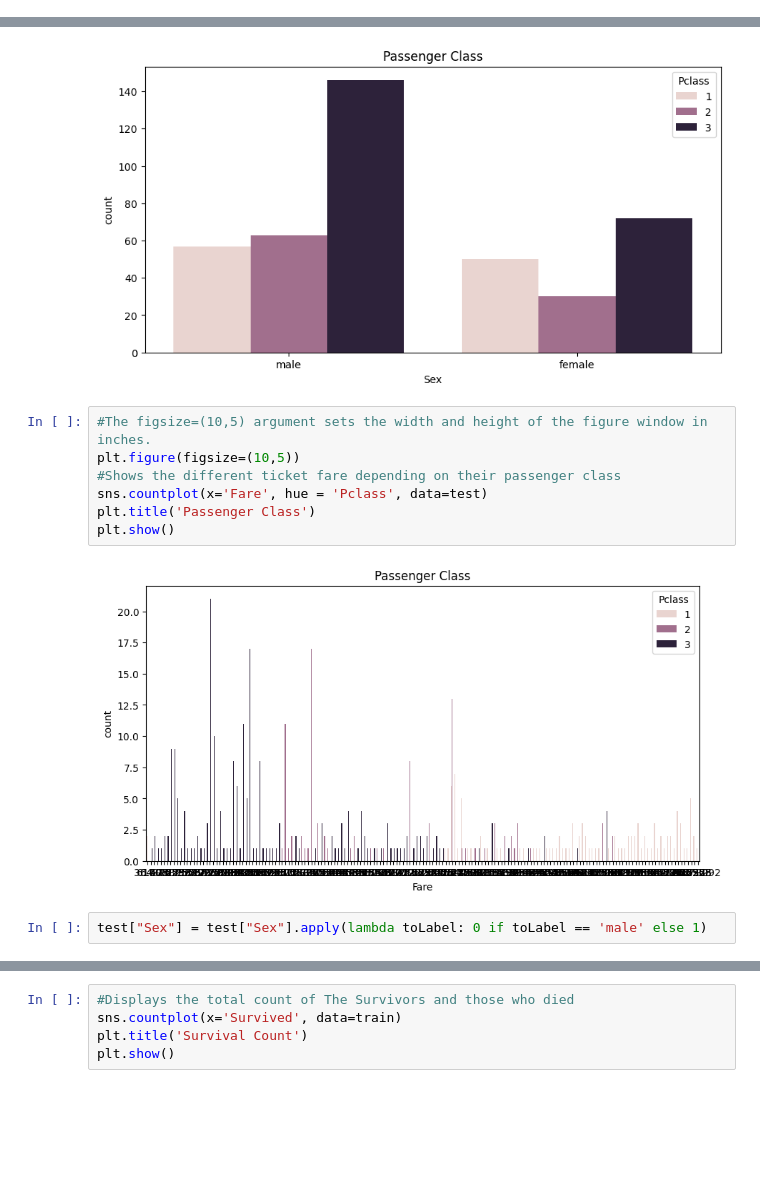
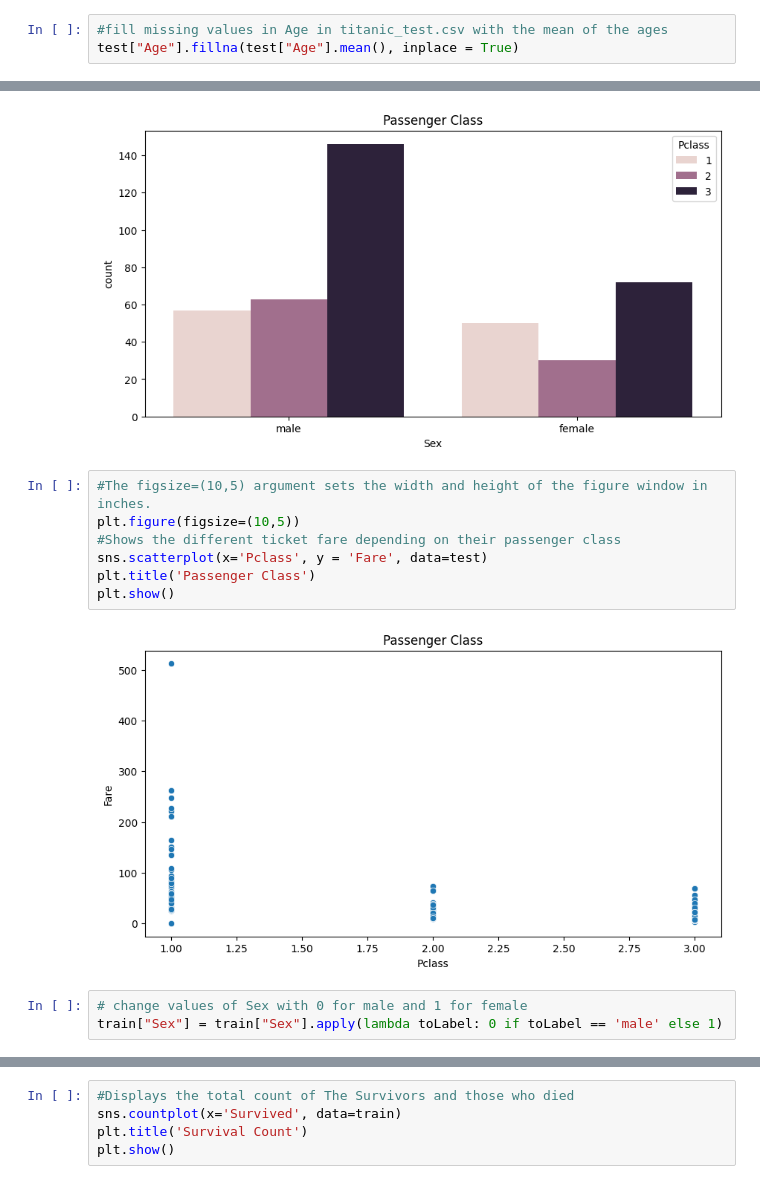
Before and after one commit to Rorando111/cpe019, a Jupyter notebook: Hands_on_Activity_4_1_Advanced_Data_Analytics_and_Machine_Learning.ipynb, the cells around one changed output, grey strips where cells are left out. Drawn from its saved outputs; the diff is of its cells as text; blank space fills up the shorter version.

```diff
--- a/Hands_on_Activity_4_1_Advanced_Data_Analytics_and_Machine_Learning.ipynb
+++ b/Hands_on_Activity_4_1_Advanced_Data_Analytics_and_Machine_Learning.ipynb
@@ -78,4 +79,7 @@ train.head(15)
 train["Age"].fillna(train["Age"].mean(), inplace = True)
+# %%
+#fill missing values in Age in titanic_test.csv with the mean of the ages
+test["Age"].fillna(test["Age"].mean(), inplace = True)
 # %% [markdown]
 ## **2. Part 2: Plot the Data**
 # %% [markdown]
@@ -101,11 +138,12 @@ plt.show()
 # %%
 #The figsize=(10,5) argument sets the width and height of the figure window in inches.
 plt.figure(figsize=(10,5))
 #Shows the different ticket fare depending on their passenger class
-sns.countplot(x='Fare', hue = 'Pclass', data=test)
+sns.scatterplot(x='Pclass', y = 'Fare', data=test)
 plt.title('Passenger Class')
 plt.show()
 # %% [output]
-[figure, old version]
+[figure, new version]
 # %%
-test["Sex"] = test["Sex"].apply(lambda toLabel: 0 if toLabel == 'male' else 1)
+# change values of Sex with 0 for male and 1 for female
+train["Sex"] = train["Sex"].apply(lambda toLabel: 0 if toLabel == 'male' else 1)
```
Also changed, not shown: parts of 89 cells of this notebook.
